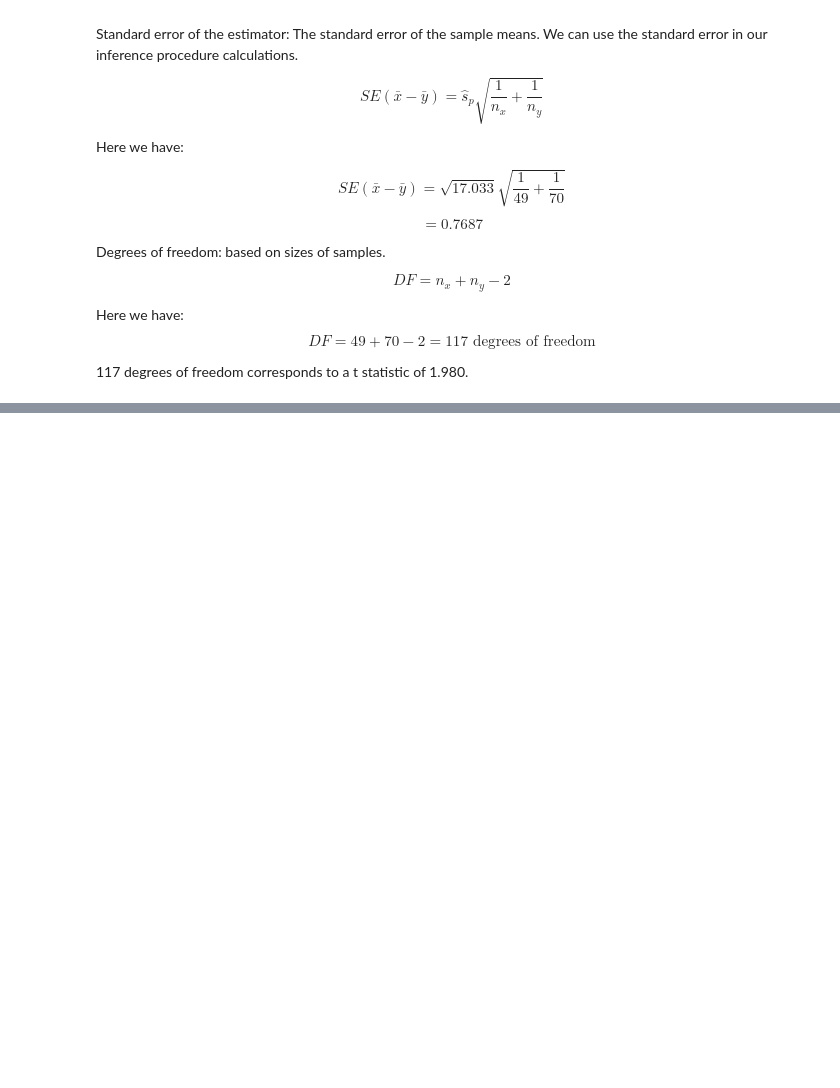
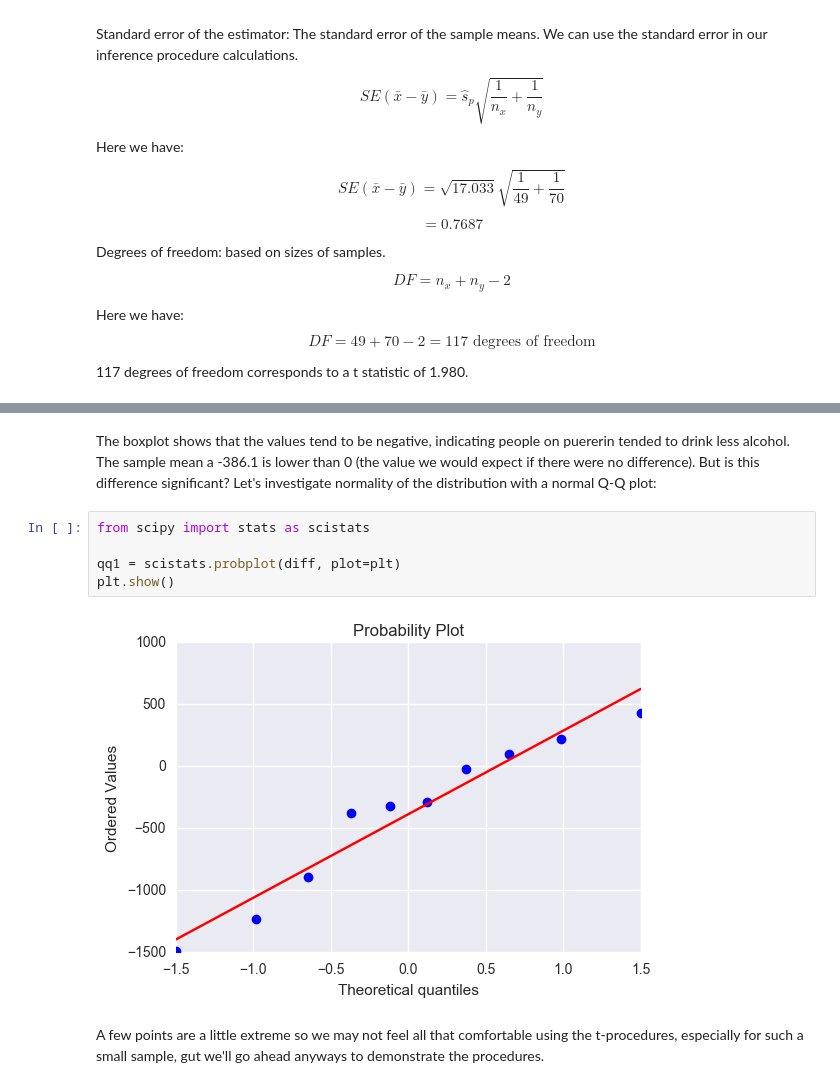
Before and after one commit to hichana/data-science-quiver, a Jupyter notebook: Statistics.ipynb, the cells around one changed output, grey strips where cells are left out. Drawn from its saved outputs; the diff is of its cells as text; blank space fills up the shorter version.

```diff
--- a/Statistics.ipynb
+++ b/Statistics.ipynb
@@ -271,0 +313,11 @@ There is strong evidence that those seeking compensation for PTSD tend to score
+# %% [markdown]
+The boxplot shows that the values tend to be negative, indicating people on puererin tended to drink less alcohol. The sample mean a -386.1 is lower than 0 (the value we would expect if there were no difference). But is this difference significant? Let's investigate normality of the distribution with a normal Q-Q plot:
+# %%
+from scipy import stats as scistats
+
+qq1 = scistats.probplot(diff, plot=plt)
+plt.show()
+# %% [output]
+[figure, added]
+# %% [markdown]
+A few points are a little extreme so we may not feel all that comfortable using the t-procedures, especially for such a small sample, gut we'll go ahead anyways to demonstrate the procedures.
```
Also changed, not shown: parts of 25 cells of this notebook, 2 other files.
